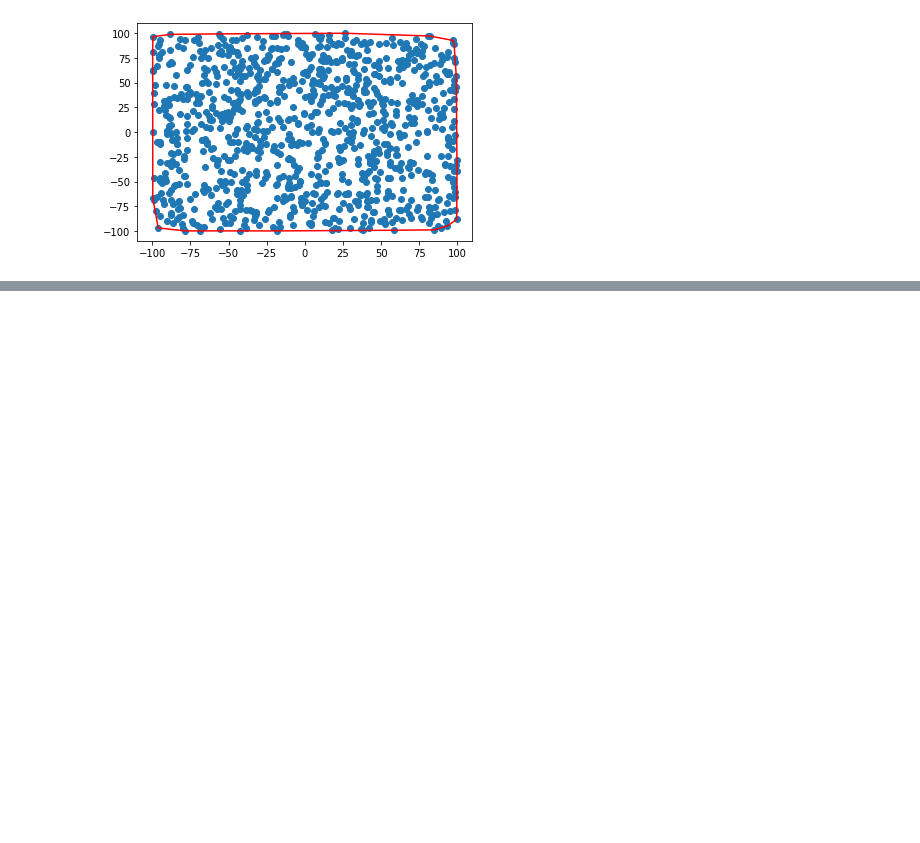
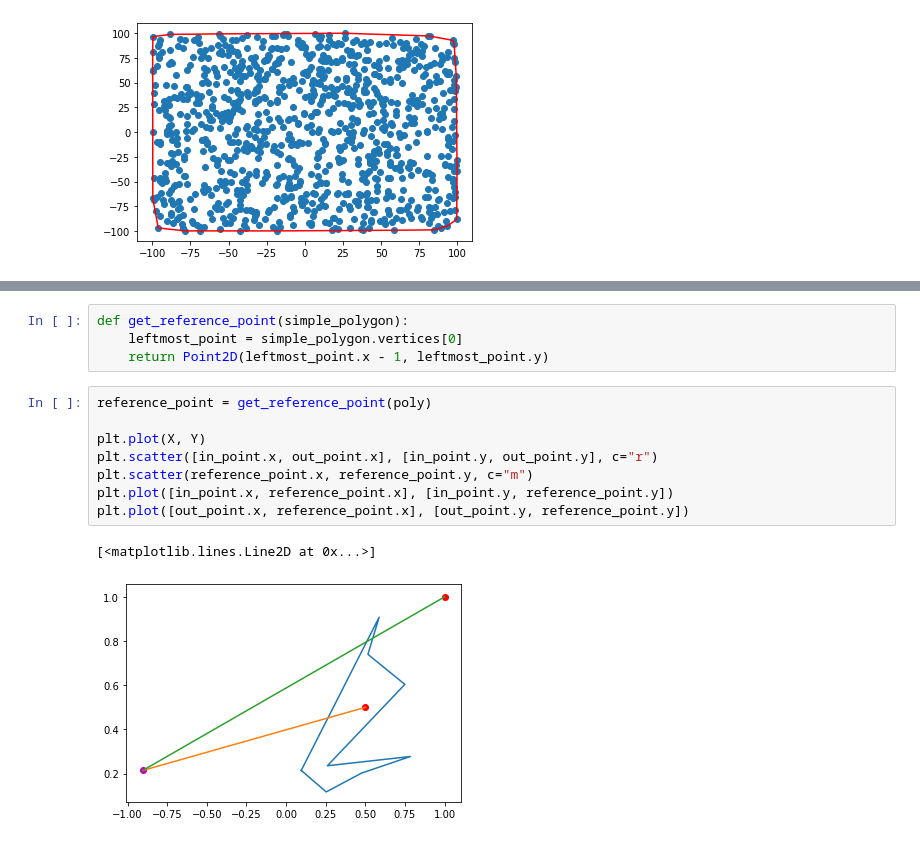
Before and after one commit to saidsalihefendic/tkn-computational-geometry, a Jupyter notebook: Introduction to Computational Geometry - Exercises Revisioned.ipynb, the cells around one changed output, grey strips where cells are left out. Saved outputs shown, nothing was run; the diff lists cells and outputs as text; blank space fills up the shorter version.

```diff
--- a/Introduction to Computational Geometry - Exercises Revisioned.ipynb
+++ b/Introduction to Computational Geometry - Exercises Revisioned.ipynb
@@ -492,0 +542,15 @@ plt.plot(Xconvex, Yconvex, c='r')
+# %%
+def get_reference_point(simple_polygon):
+    leftmost_point = simple_polygon.vertices[0]
+    return Point2D(leftmost_point.x - 1, leftmost_point.y)
+# %%
+reference_point = get_reference_point(poly)
+
+plt.plot(X, Y)
+plt.scatter([in_point.x, out_point.x], [in_point.y, out_point.y], c="r")
+plt.scatter(reference_point.x, reference_point.y, c="m")
+plt.plot([in_point.x, reference_point.x], [in_point.y, reference_point.y])
+plt.plot([out_point.x, reference_point.x], [out_point.y, reference_point.y])
+# %% [output]
+[<matplotlib.lines.Line2D at 0x...>]
+[figure, added]
```
Also changed, not shown: parts of 19 cells of this notebook, 1 other file.
